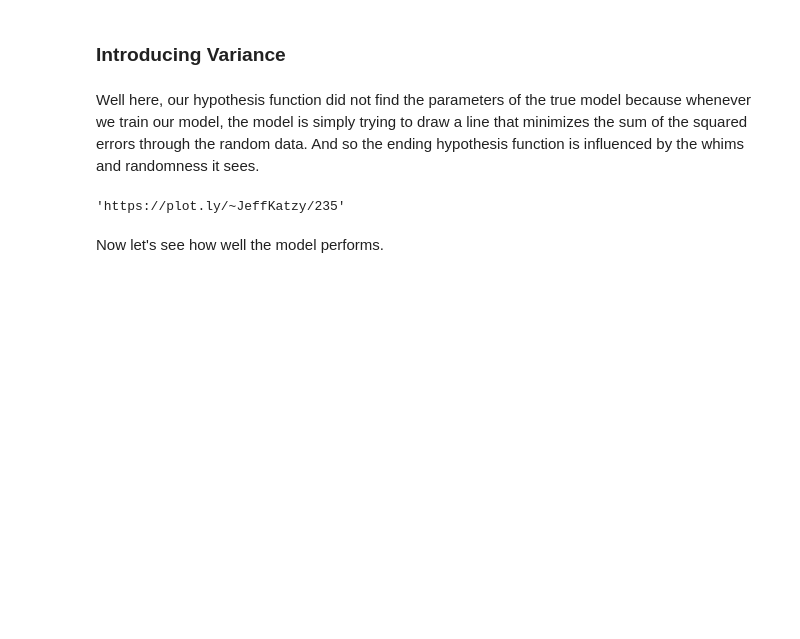
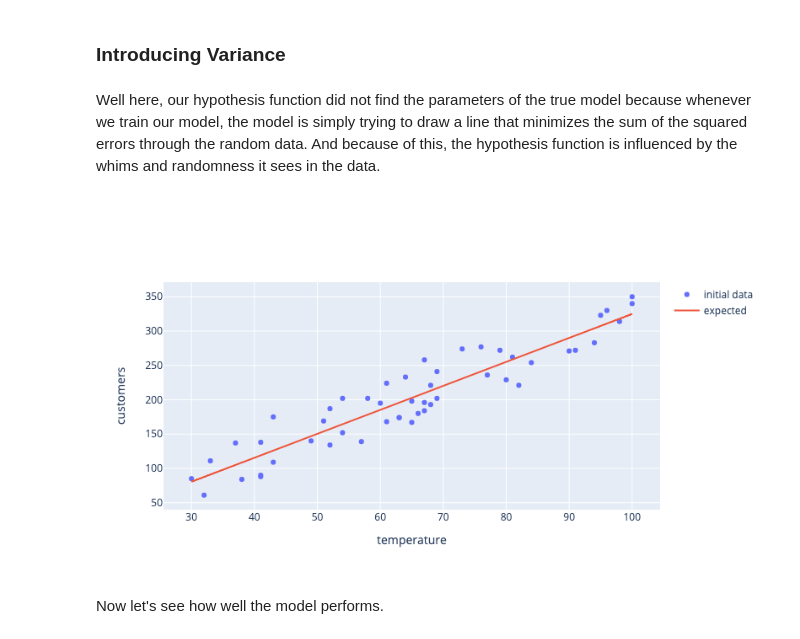
Before and after one commit to KarenKYu/train-test-split, a Jupyter notebook: 4-variance/3-variance.ipynb, the cells around one changed output. Cells and saved outputs as stored; diff of their text form; code cells hidden in the pictures; blank space fills up the shorter version.

```diff
--- a/4-variance/3-variance.ipynb
+++ b/4-variance/3-variance.ipynb
@@ -46,5 +47,8 @@ Ok, now it's time for us to train our model on this noisy dataset.
 # %%
 from sklearn.linear_model import LinearRegression
 initial_model = LinearRegression()
-initial_model.fit(temperatures.reshape(-1, 1), noisy_customers)
+sorted_idx = np.argsort(temperatures)
+sorted_temps = temperatures[sorted_idx]
+sorted_customers = noisy_customers[sorted_idx]
+initial_model.fit(sorted_temps.reshape(-1, 1), sorted_customers)
 # %% [output]
@@ -65,20 +68,17 @@ Now notice that when we train our data on the noisy data, our model came close t
 # %% [markdown]
 ### Introducing Variance
 # %% [markdown]
-Well here, our hypothesis function did not find the parameters of the true model because whenever we train our model, the model is simply trying to draw a line that minimizes the sum of the squared errors through the random data.  And so the ending hypothesis function is influenced by the whims and randomness it sees.
+Well here, our hypothesis function did not find the parameters of the true model because whenever we train our model, the model is simply trying to draw a line that minimizes the sum of the squared errors through the random data.  And because of this, the hypothesis function is influenced by the whims and randomness it sees in the data.
 # %%
 import numpy as np
-from graph import trace_values
-import plotly.plotly as py
-from data import temperatures, initial_model, noisy_customers
-sorted_temps = np.sort(temperatures)
-layout = {'yaxis': {'title': 'customers'}, 'xaxis': {'title': 'temperature'}}
-data_trace = trace_values(temperatures, noisy_customers, name = 'initial data')
+import plotly.graph_objects as go
+
+data_trace = go.Scatter(x = temperatures, y = noisy_customers, name = 'initial data', mode = 'markers')
 customer_predictions = initial_model.predict(sorted_temps.reshape(-1, 1))
-model_trace = trace_values(sorted_temps, customer_predictions, name = 'expected', mode = 'lines')
-py.plot([data_trace, model_trace], layout = layout)
+model_trace = go.Scatter(x = sorted_temps, y = customer_predictions, name = 'expected', mode = 'lines')
+go.Figure([data_trace, model_trace], layout = {'yaxis': {'title': 'customers'}, 'xaxis': {'title': 'temperature'}})
 # %% [output]
-'https://plot.ly/~JeffKatzy/235'
+[figure, added]
 # %% [markdown]
 Now let's see how well the model performs.
 # %%
```
Also changed, not shown: parts of 20 cells of this notebook, 4 other files.
